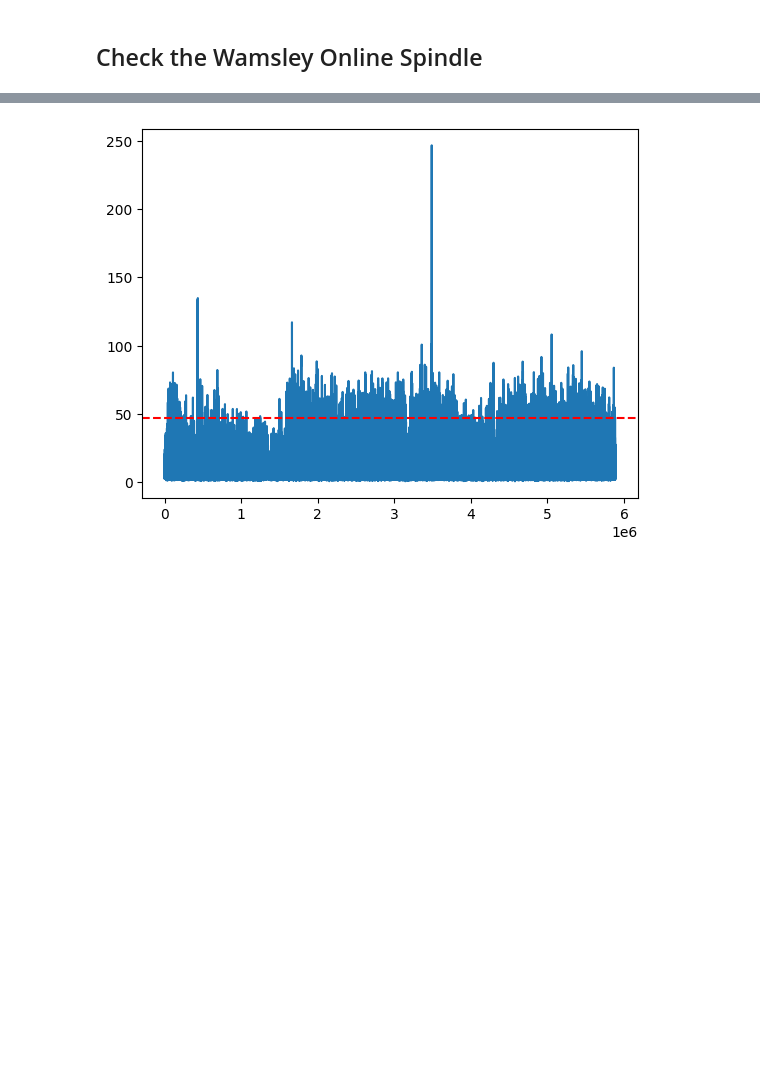
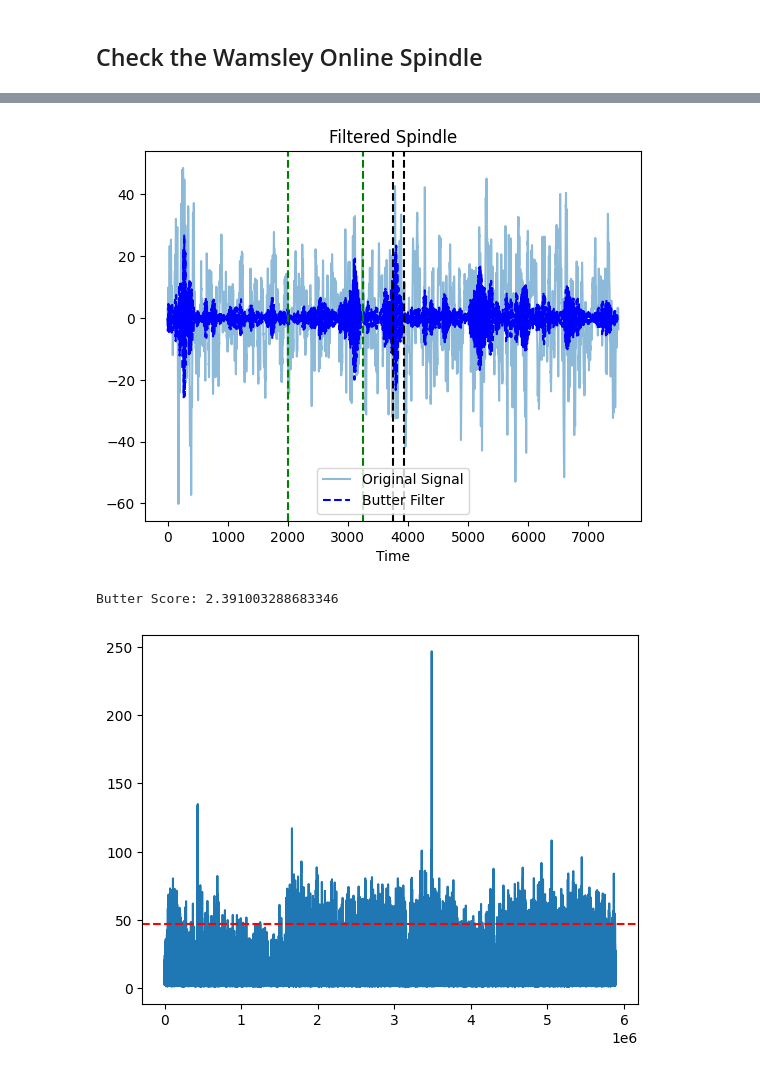
Before and after one commit to Portiloop/portiloop-training, a Jupyter notebook: notebooks/verifying_spindles.ipynb, the cells around one changed output, grey strips where cells are left out. Saved outputs shown, nothing was run; the diff lists cells and outputs as text; code cells hidden in the pictures; blank space fills up the shorter version.

```diff
--- a/notebooks/verifying_spindles.ipynb
+++ b/notebooks/verifying_spindles.ipynb
@@ -414,3 +700,22 @@ def detect_wamsley(data, mask, sampling_rate=250, thresholds=None, fixed=True, s
+# %%
+spindle = spindles[9]
+score_butter, filtered_butter = RMS_score(spindle, kaiser=False)
+
+plt.plot(spindle, label='Original Signal', alpha=0.5)
+plt.plot(filtered_butter, linestyle='--', color='blue', label='Butter Filter')
+plt.axvline(x=len(spindle)/2, color='black', linestyle='--')
+plt.axvline(x=len(spindle)/2 + 0.75*250, color='black', linestyle='--')
+plt.axvline(x=len(spindle)/2 - (7 * 250), color='green', linestyle='--')
+plt.axvline(x=len(spindle)/2 - (7 * 250) + (5*250), color='green', linestyle='--')
+plt.title('Filtered Spindle')
+plt.xlabel('Time')
+plt.legend()
+plt.show()
+
+print(f"Butter Score: {score_butter}")
+# %% [output]
+[figure, added]
+Butter Score: 2.391003288683346
 # %%
 # GEt the spindles
 # events_not_fixed, _threshold_not_fixed, threshold, data_detect_not_fixed, thresholds = detect_wamsley(
```
Also changed, not shown: parts of 14 cells of this notebook, 4 other files.
